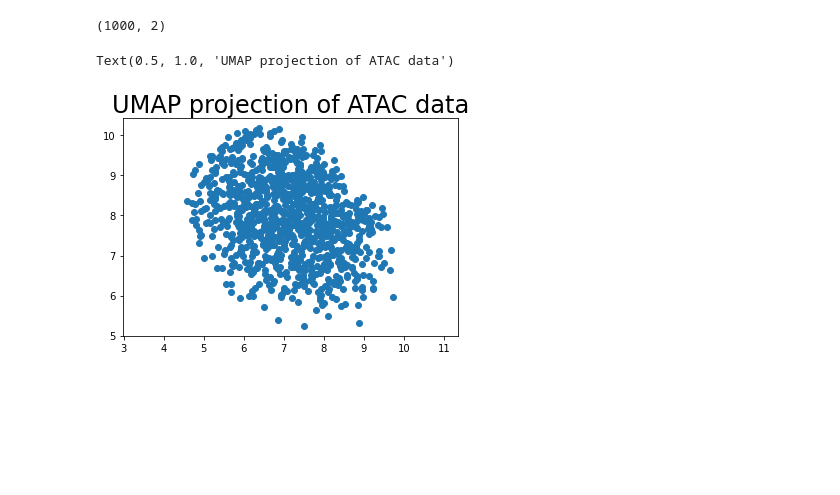
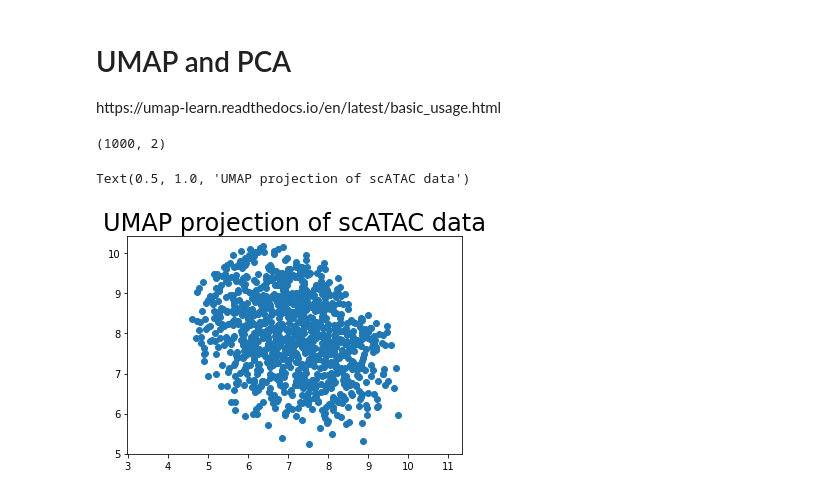
Before and after one commit to the-rich-piana/BioInfo-Notes, a Jupyter notebook: predict_cell_type.ipynb, the cells around one changed output. Saved outputs shown, nothing was run; the diff lists cells and outputs as text; code cells hidden in the pictures; blank space fills up the shorter version.

```diff
--- a/predict_cell_type.ipynb
+++ b/predict_cell_type.ipynb
@@ -37,6 +34,9 @@ df.head(100)
 #sns.violinplot(data=df[0:1])
 
 #plt.scatter(x=atac_df.loc[1], y=atac_df.loc[2])
+# %% [markdown]
+<h1>UMAP and PCA</h1>
+https://umap-learn.readthedocs.io/en/latest/basic_usage.html
 # %%
 
 from sklearn.decomposition import PCA
@@ -59,13 +59,10 @@ embedding.shape
 # %% [output]
 (1000, 2)
 # %%
-plt.scatter(
-    embedding[:, 0],
-    embedding[:, 1],
-    )
-    #c=[sns.color_palette()[x] for x in penguins.species_short.map({"Adelie":0, "Chinstrap":1, "Gentoo":2})])
+plt.scatter(embedding[:, 0],embedding[:, 1])
+    #c=[sns.color_palette()[x] for x in df.species_short.map({"Adelie":0, "Chinstrap":1, "Gentoo":2})])
 plt.gca().set_aspect('equal', 'datalim')
-plt.title('UMAP projection of ATAC data', fontsize=24)
+plt.title('UMAP projection of scATAC data', fontsize=24)
 # %% [output]
-Text(0.5, 1.0, 'UMAP projection of ATAC data')
+Text(0.5, 1.0, 'UMAP projection of scATAC data')
-[figure, old version]
+[figure, new version]
```
Also changed, not shown: parts of 2 cells of this notebook.
